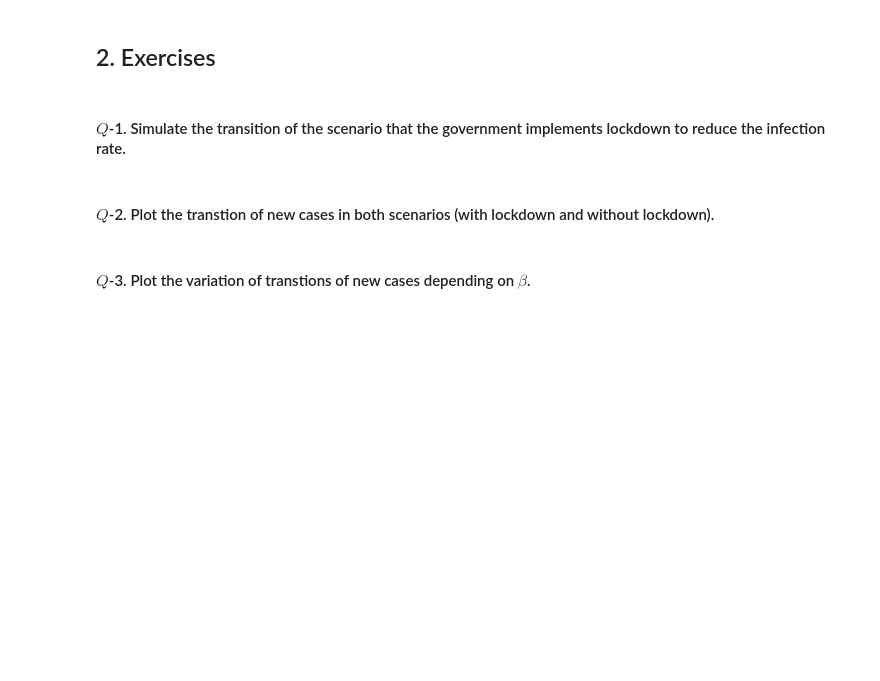
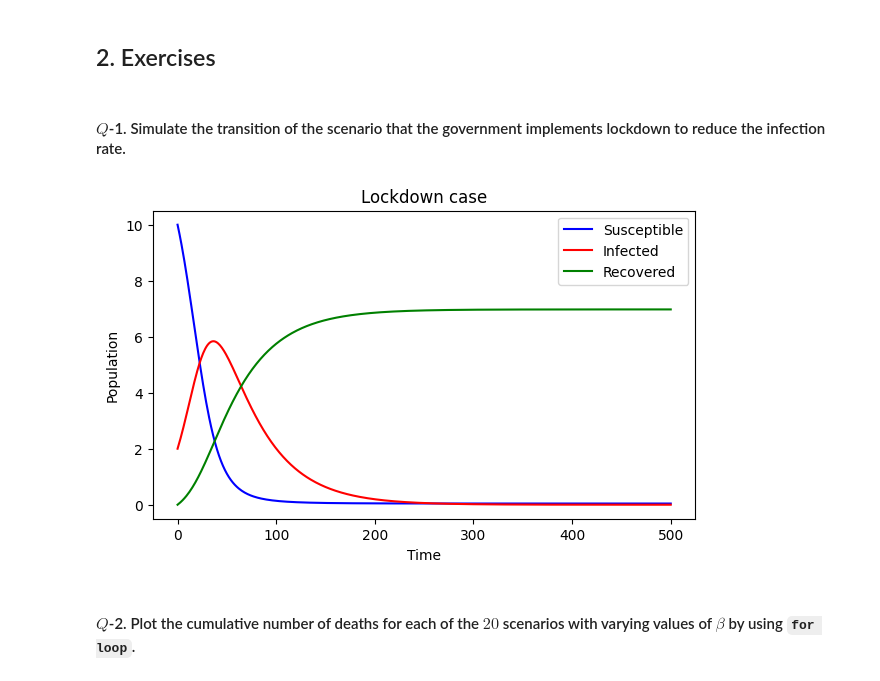
Before and after one commit to Naoki-Tani/Practical_Data_Science_for_Public_Policy_Making, a Jupyter notebook: tutorial/5. tutorial_3_epidemiology_model_blank.ipynb, the cells around one changed output. Cells and saved outputs as stored; diff of their text form; code cells hidden in the pictures; blank space fills up the shorter version.

```diff
--- a/tutorial/5. tutorial_3_epidemiology_model_blank.ipynb
+++ b/tutorial/5. tutorial_3_epidemiology_model_blank.ipynb
@@ -87,7 +90,22 @@ plt.show()
 ## 2. Exercises
 # %% [markdown]
 #### $\mathit{Q}$-1. Simulate the transition of the scenario that the government implements lockdown to reduce the infection rate.
+# %%
+# define the transition function
+def l(s, p):
+# %%
+sim2 = simulate(v0,l,p)
+
+plt.figure(figsize=(7, 4))
+plt.plot(range(p.T+1), sim2[0], label='Susceptible', color='blue')
+plt.plot(range(p.T+1), sim2[1], label='Infected', color='red')
+plt.plot(range(p.T+1), sim2[2], label='Recovered', color='green')
+plt.xlabel('Time')
+plt.ylabel('Population')
+plt.title('Lockdown case')
+plt.legend(loc='upper right')
+plt.show()
+# %% [output]
+[figure, added]
 # %% [markdown]
-#### $\mathit{Q}$-2. Plot the transtion of new cases in both scenarios (with lockdown and without lockdown).
+#### $\mathit{Q}$-2. Plot the cumulative number of deaths for each of the $20$ scenarios with varying values of $\beta$ by using `for loop`.
-# %% [markdown]
-#### $\mathit{Q}$-3. Plot the variation of transtions of new cases depending on $\beta$.
```
Also changed, not shown: parts of 11 cells of this notebook.
